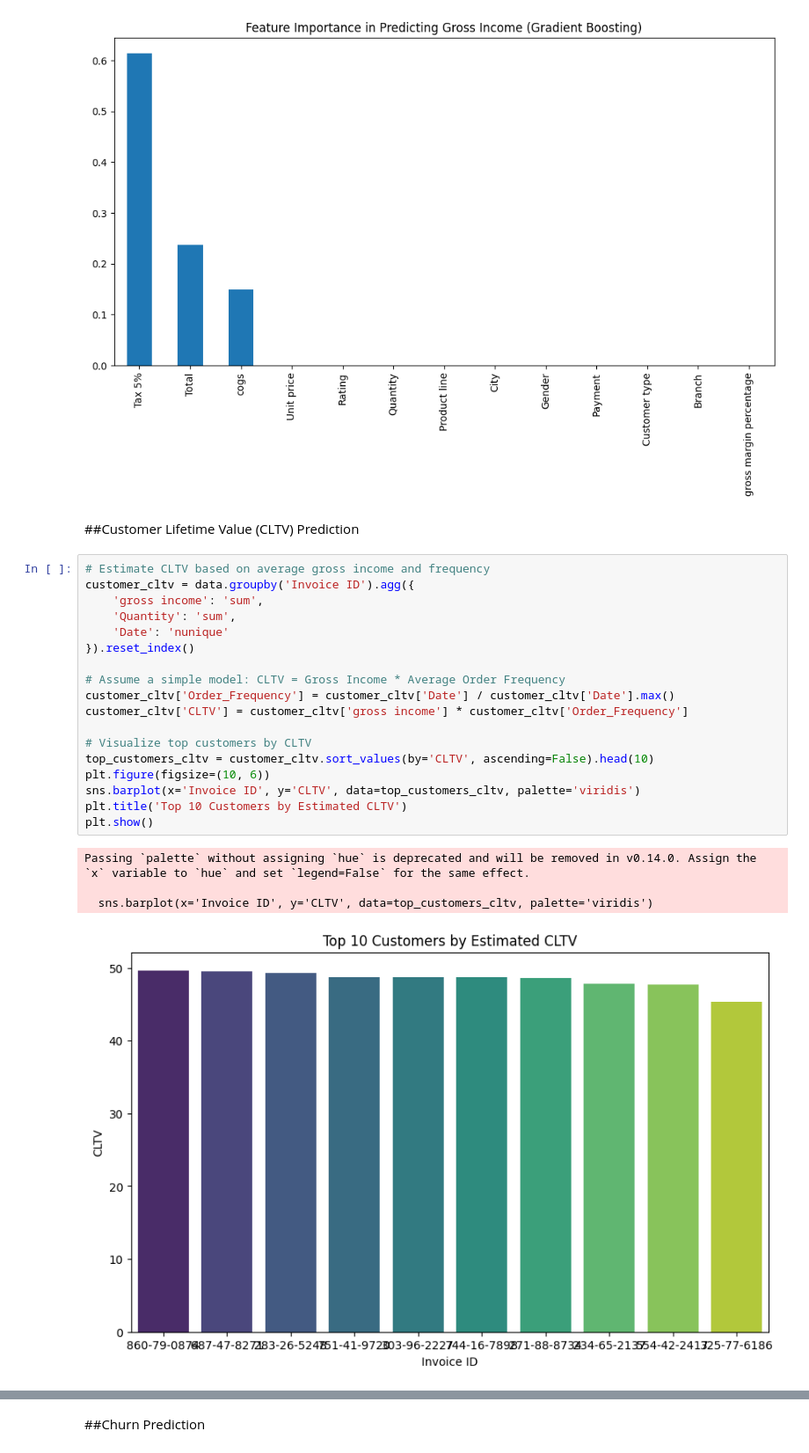
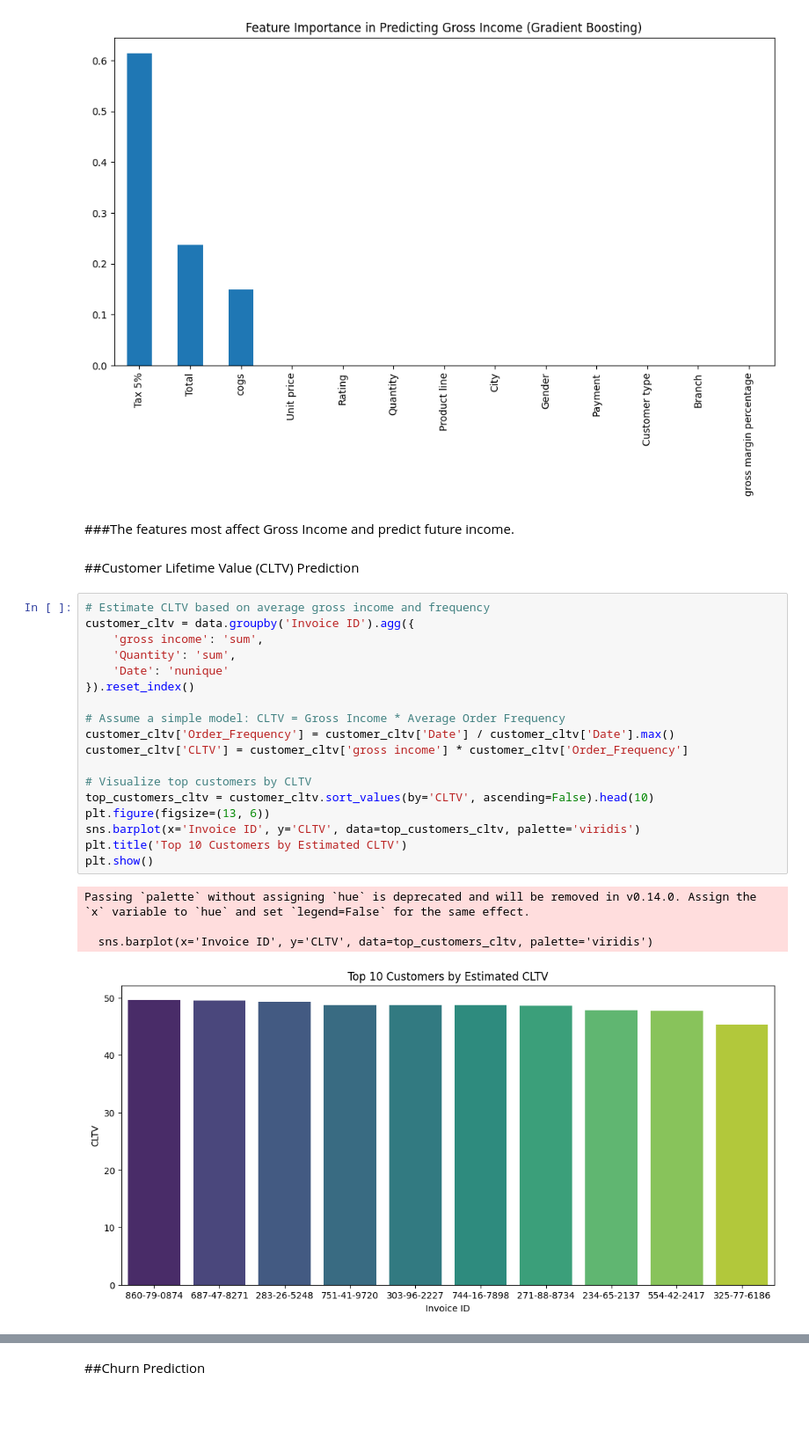
Before and after one commit to gnikhilchand/Sales_data_Analysis, a Jupyter notebook: fithack.ipynb, the cells around one changed output, grey strips where cells are left out. Shown at 88% size. Cells and saved outputs as stored; diff of their text form; blank space fills up the shorter version.

```diff
--- a/fithack.ipynb
+++ b/fithack.ipynb
@@ -482,28 +523,30 @@ Random Forest R2: 1.00
 Gradient Boosting MAE: 0.07
 Gradient Boosting R2: 1.00
 [figure]
+# %% [markdown]
+###The features most affect Gross Income and predict future income.
 # %% [markdown]
 ##Customer Lifetime Value (CLTV) Prediction
 # %%
 # Estimate CLTV based on average gross income and frequency
 customer_cltv = data.groupby('Invoice ID').agg({
     'gross income': 'sum',
     'Quantity': 'sum',
     'Date': 'nunique'
 }).reset_index()
 
 # Assume a simple model: CLTV = Gross Income * Average Order Frequency
 customer_cltv['Order_Frequency'] = customer_cltv['Date'] / customer_cltv['Date'].max()
 customer_cltv['CLTV'] = customer_cltv['gross income'] * customer_cltv['Order_Frequency']
 
 # Visualize top customers by CLTV
 top_customers_cltv = customer_cltv.sort_values(by='CLTV', ascending=False).head(10)
-plt.figure(figsize=(10, 6))
+plt.figure(figsize=(13, 6))
 sns.barplot(x='Invoice ID', y='CLTV', data=top_customers_cltv, palette='viridis')
 plt.title('Top 10 Customers by Estimated CLTV')
 plt.show()
 # %% [output]
 Passing `palette` without assigning `hue` is deprecated and will be removed in v0.14.0. Assign the `x` variable to `hue` and set `legend=False` for the same effect.
 
   sns.barplot(x='Invoice ID', y='CLTV', data=top_customers_cltv, palette='viridis')
-[figure, old version]
+[figure, new version]
```
Also changed, not shown: parts of 27 cells of this notebook.
